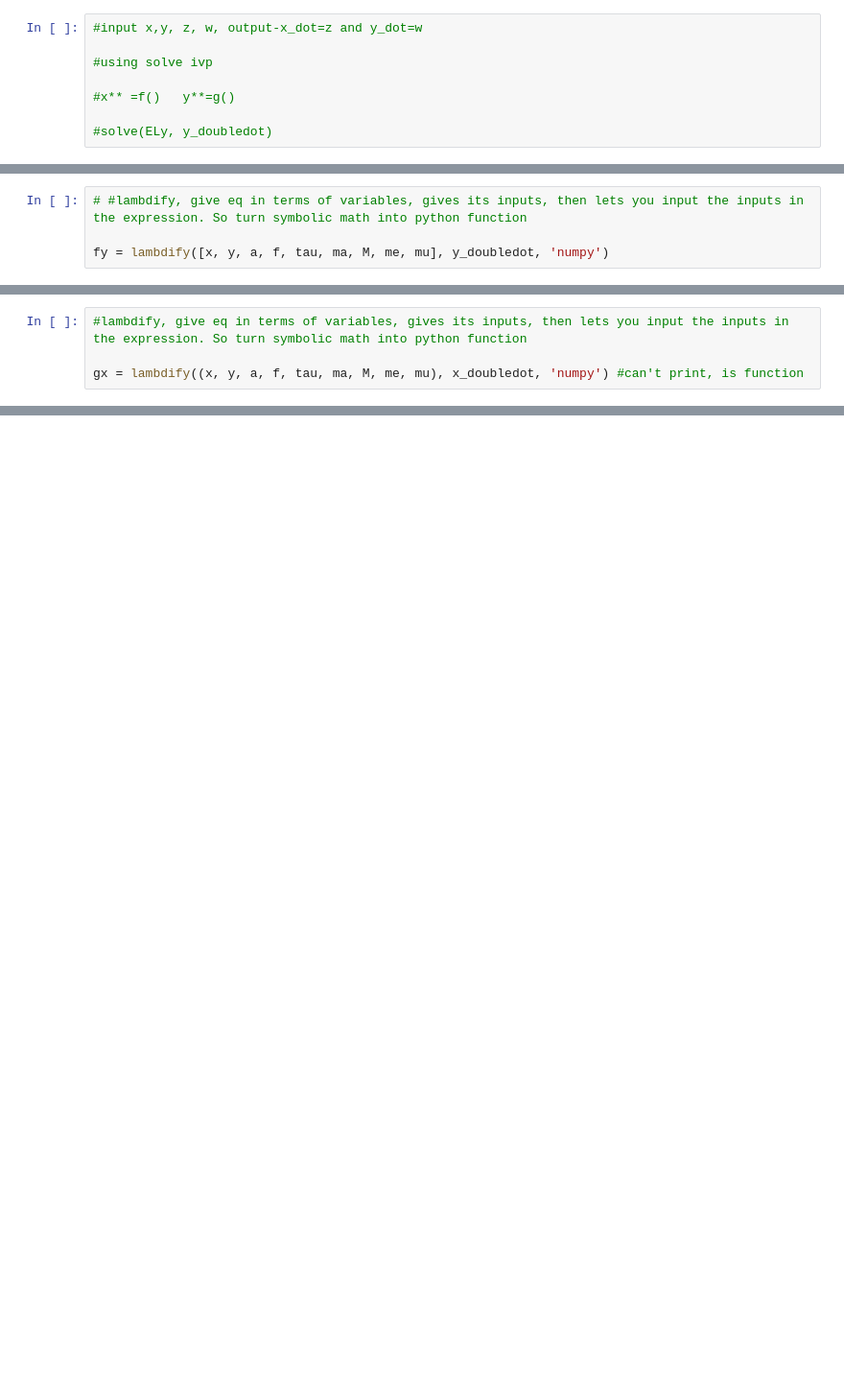
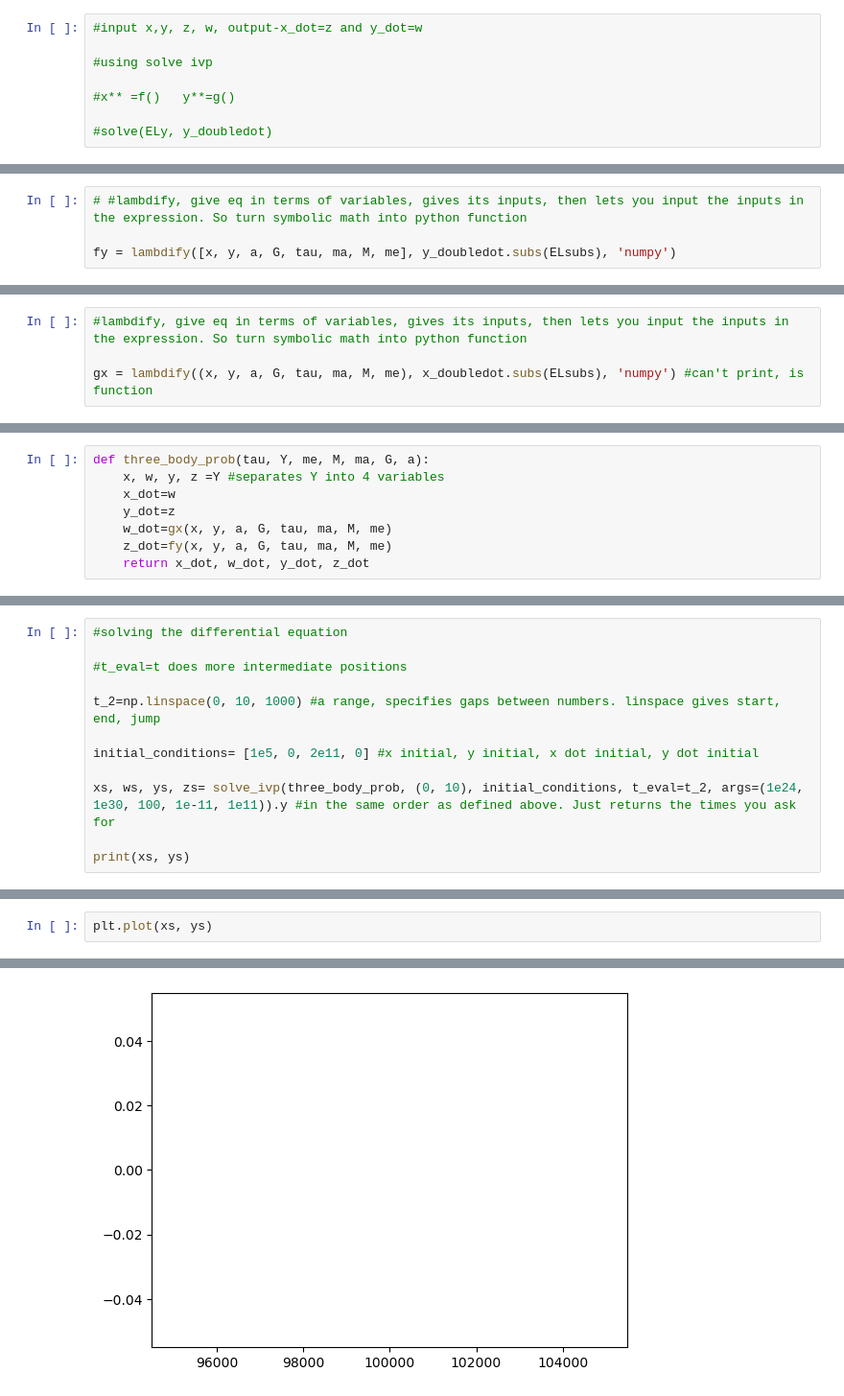
Before and after one commit to kavidey/PHYS111, a Jupyter notebook: computational_project/sol.ipynb, the cells around one changed output, grey strips where cells are left out. Shown at 96% size. Drawn from its saved outputs; the diff is of its cells as text; blank space fills up the shorter version.

```diff
--- a/computational_project/sol.ipynb
+++ b/computational_project/sol.ipynb
@@ -120,4 +126,4 @@ y_doubledot
 # %%
 # #lambdify, give eq in terms of variables, gives its inputs, then lets you input the inputs in the expression. So turn symbolic math into python function
 
-fy = lambdify([x, y, a, f, tau, ma, M, me, mu], y_doubledot, 'numpy')
+fy = lambdify([x, y, a, G, tau, ma, M, me], y_doubledot.subs(ELsubs), 'numpy')
@@ -126,4 +130,4 @@ fy = lambdify([x, y, a, f, tau, ma, M, me, mu], y_doubledot, 'numpy')
 # %%
 #lambdify, give eq in terms of variables, gives its inputs, then lets you input the inputs in the expression. So turn symbolic math into python function
 
-gx = lambdify((x, y, a, f, tau, ma, M, me, mu), x_doubledot, 'numpy') #can't print, is function
+gx = lambdify((x, y, a, G, tau, ma, M, me), x_doubledot.subs(ELsubs), 'numpy') #can't print, is function
@@ -131,0 +134,8 @@ SyntaxError: invalid syntax (<lambdifygenerated-2>, line 1)
+# %%
+def three_body_prob(tau, Y, me, M, ma, G, a):
+    x, w, y, z =Y #separates Y into 4 variables
+    x_dot=w
+    y_dot=z
+    w_dot=gx(x, y, a, G, tau, ma, M, me)
+    z_dot=fy(x, y, a, G, tau, ma, M, me)
+    return x_dot, w_dot, y_dot, z_dot
@@ -131,0 +150,12 @@ SyntaxError: invalid syntax (<lambdifygenerated-2>, line 1)
+# %%
+#solving the differential equation
+
+#t_eval=t does more intermediate positions
+
+t_2=np.linspace(0, 10, 1000) #a range, specifies gaps between numbers. linspace gives start, end, jump
+
+initial_conditions= [1e5, 0, 2e11, 0] #x initial, y initial, x dot initial, y dot initial
+
+xs, ws, ys, zs= solve_ivp(three_body_prob, (0, 10), initial_conditions, t_eval=t_2, args=(1e24, 1e30, 100, 1e-11, 1e11)).y #in the same order as defined above. Just returns the times you ask for
+
+print(xs, ys)
@@ -131,0 +180,3 @@ SyntaxError: invalid syntax (<lambdifygenerated-2>, line 1)
+# %%
+plt.plot(xs, ys)
+# %% [output]
@@ -131,0 +184 @@ SyntaxError: invalid syntax (<lambdifygenerated-2>, line 1)
+[figure, added]
```
Also changed, not shown: parts of 17 cells of this notebook.
